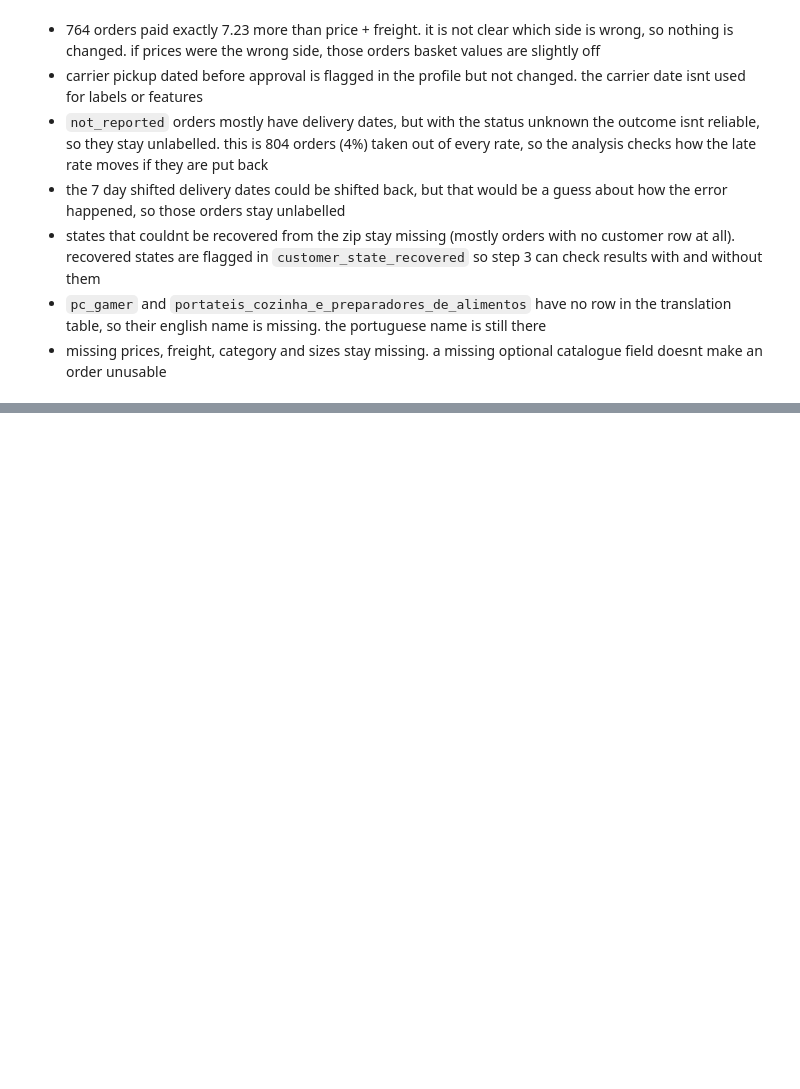
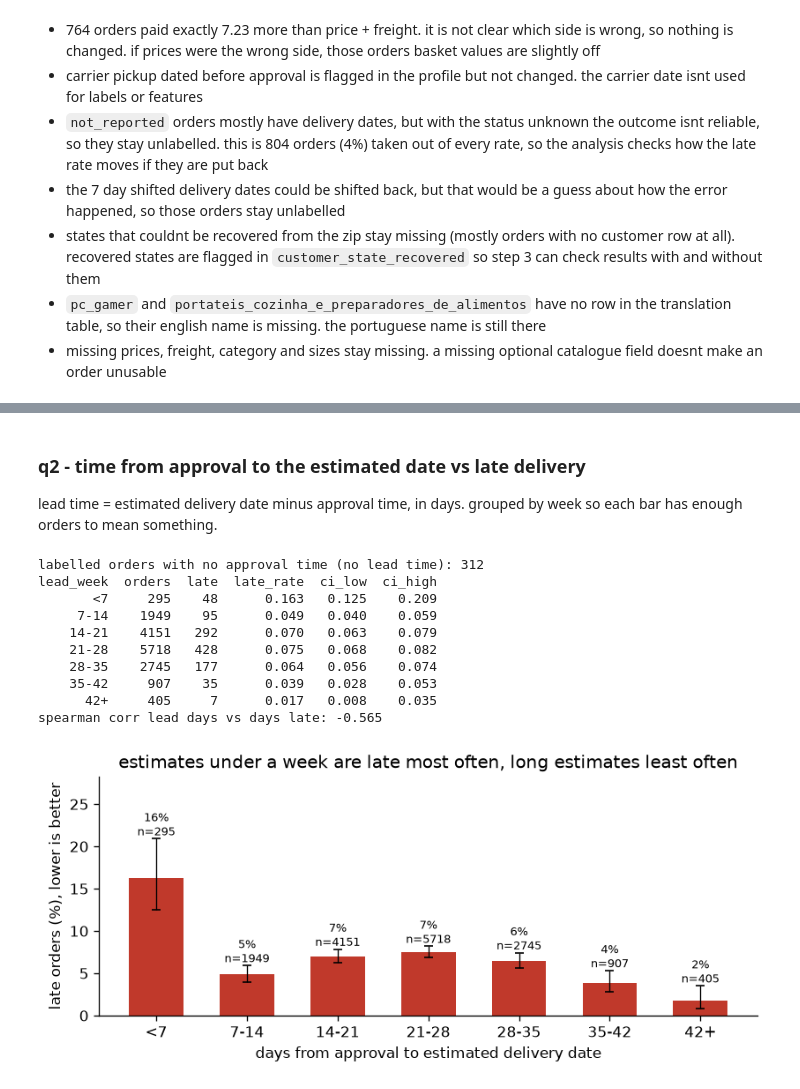
Before and after one commit to 11NOel11/eng2040-assignment1, a Jupyter notebook: pipeline.ipynb, the cells around one changed output, grey strips where cells are left out. Saved outputs shown, nothing was run; the diff lists cells and outputs as text; code cells hidden in the pictures; blank space fills up the shorter version.

```diff
--- a/pipeline.ipynb
+++ b/pipeline.ipynb
@@ -635,0 +710,38 @@ done(in_memory_MB={"orders": mb(o.memory_usage(deep=True).sum()), "items": mb(it
+# %% [markdown]
+### q2 - time from approval to the estimated date vs late delivery
+
+lead time = estimated delivery date minus approval time, in days. grouped by week so each bar has enough orders to mean something.
+# %%
+print("labelled orders with no approval time (no lead time):", lab.lead_days.isna().sum())
+bins = [0, 7, 14, 21, 28, 35, 42, np.inf]
+names = ["<7", "7-14", "14-21", "21-28", "28-35", "35-42", "42+"]
+lab["lead_week"] = pd.cut(lab.lead_days, bins, labels=names, right=False)
+q2 = rate(lab.dropna(subset=["lead_week"]), "lead_week")
+print(q2.round(3).to_string(index=False))
+print("spearman corr lead days vs days late:", round(lab[["lead_days", "days_late"]].corr("spearman").iloc[0, 1], 3))
+
+fig, ax = plt.subplots(figsize=(7, 3.2))
+x = np.arange(len(q2))
+ax.bar(x, q2.late_rate * 100, color=HI, width=0.6)
+ax.errorbar(x, q2.late_rate * 100, yerr=[(q2.late_rate - q2.ci_low) * 100, (q2.ci_high - q2.late_rate) * 100], fmt="none", ecolor="black", lw=0.8, capsize=3)
+for i, r in q2.iterrows():
+    ax.text(i, r.ci_high * 100 + 0.4, f"{r.late_rate:.0%}\nn={r.orders}", ha="center", fontsize=8)
+ax.set_xticks(x, q2.lead_week.astype(str))
+ax.set_xlabel("days from approval to estimated delivery date")
+ax.set_ylabel("late orders (%), lower is better")
+ax.set_ylim(0, (q2.ci_high.max() * 100) * 1.35)
+ax.set_title("estimates under a week are late most often, long estimates least often")
+fig.tight_layout(); fig.savefig(OUT / "q2_late_by_lead_time.png"); plt.show()
+q2.to_csv(OUT / "q2_late_by_lead_time.csv", index=False)
+# %% [output]
+labelled orders with no approval time (no lead time): 312
+lead_week  orders  late  late_rate  ci_low  ci_high
+       <7     295    48      0.163   0.125    0.209
+     7-14    1949    95      0.049   0.040    0.059
+    14-21    4151   292      0.070   0.063    0.079
+    21-28    5718   428      0.075   0.068    0.082
+    28-35    2745   177      0.064   0.056    0.074
+    35-42     907    35      0.039   0.028    0.053
+      42+     405     7      0.017   0.008    0.035
+spearman corr lead days vs days late: -0.565
+[figure, added]
```
Also changed, not shown: parts of 13 cells of this notebook, 1 other file.
